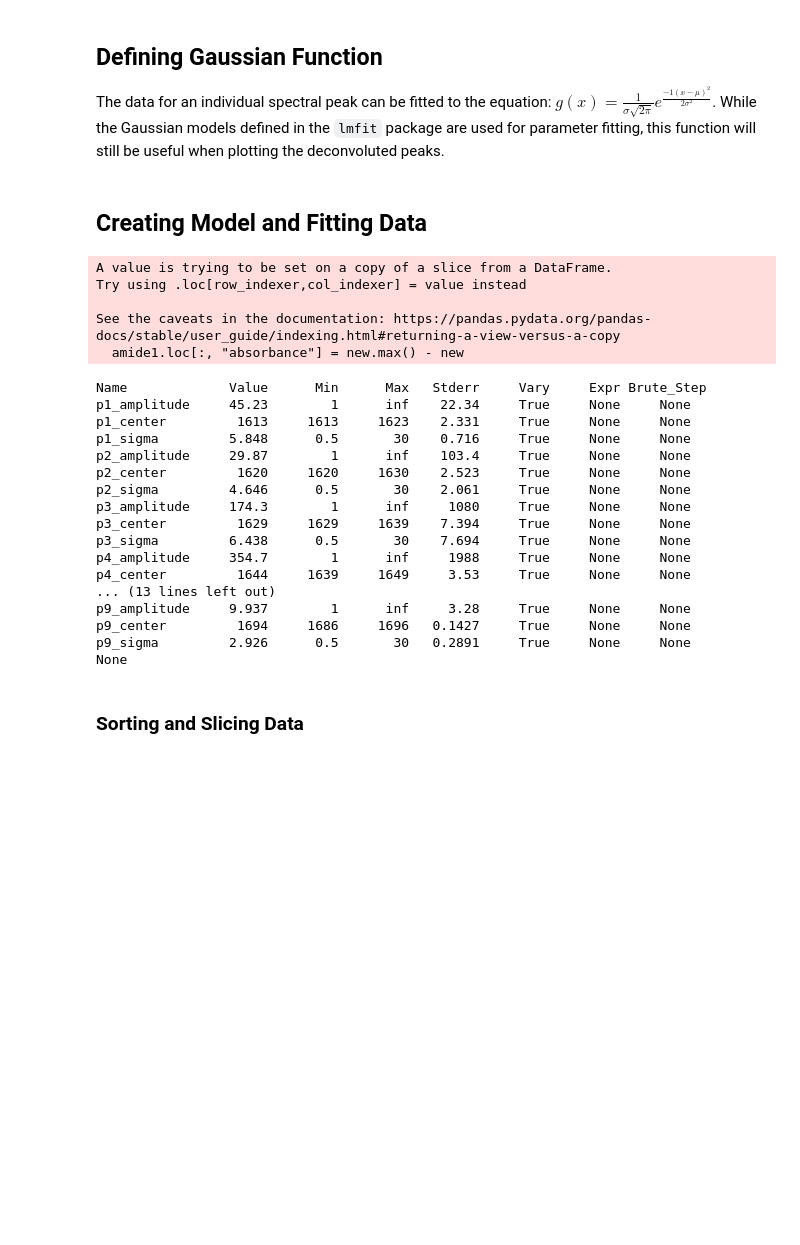
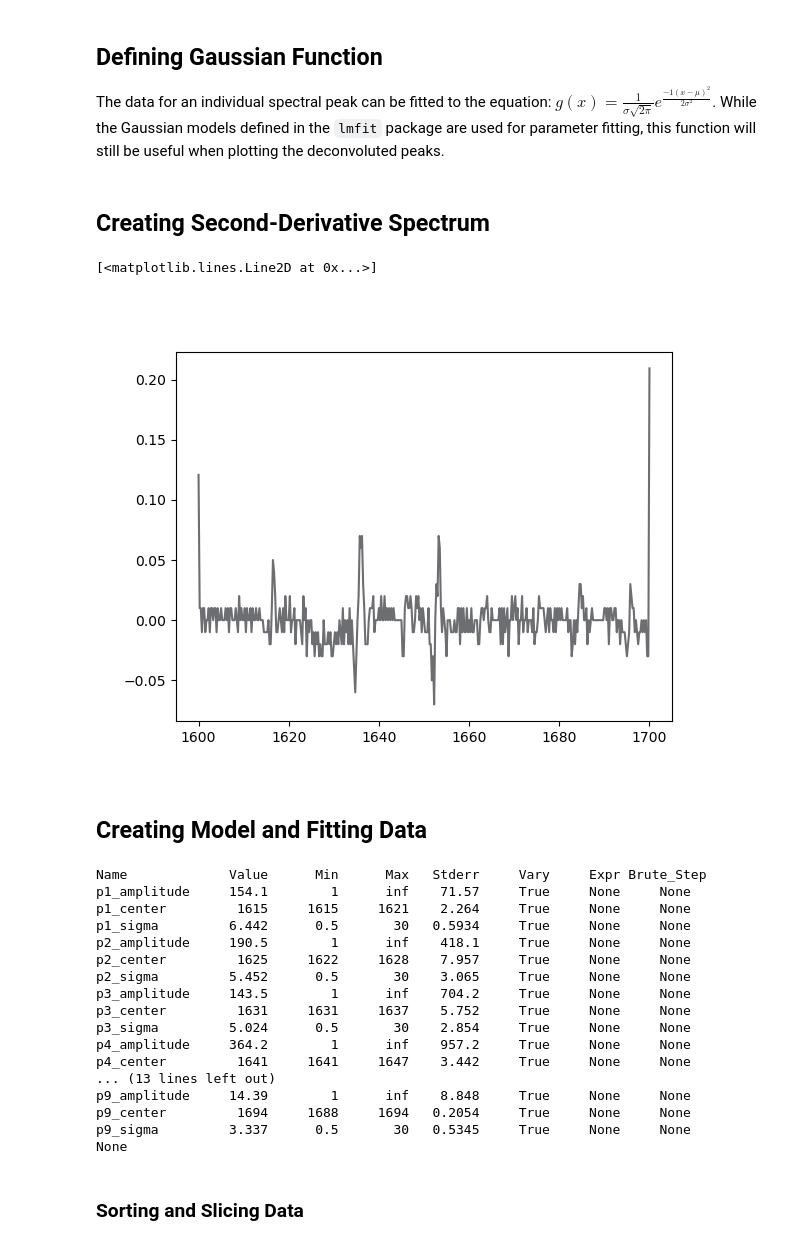
Before and after one commit to aeashmar/utilities, a Jupyter notebook: analysis/FTIR-Deconvolution-Advanced.ipynb, the cells around one changed output. Saved outputs shown, nothing was run; the diff lists cells and outputs as text; code cells hidden in the pictures; blank space fills up the shorter version.

Commit message:
Cleaning up and adding 2nd deriv spectrum

```diff
--- a/analysis/FTIR-Deconvolution-Advanced.ipynb
+++ b/analysis/FTIR-Deconvolution-Advanced.ipynb
@@ -61,24 +71,26 @@ def gaussian1(x, amp1, mu1, sigma1):
         * (1 / (sigma1 * (np.sqrt(2 * np.pi))))
         * (np.exp((-0.5) * (((x - mu1) / sigma1) ** 2)))
     )
+# %% [markdown]
+## Creating Second-Derivative Spectrum
+# %%
+%matplotlib widget
+diff = np.diff(a=absorbance, n=2, append=0, prepend=0)  # Computing second derivative
+plt.plot(wave, diff)
+# %% [output]
+[<matplotlib.lines.Line2D at 0x...>]
+[figure, added]
 # %% [markdown]
 ## Creating Model and Fitting Data
 # %%
-# Converting to '% absorbance' instead of '% transmittance'
-amide1.loc[:, "absorbance"] = new.max() - new
-
-# Splitting dataframe into variables for convenience
-wave = amide1["wavelength"]
-absorbance = amide1["absorbance"]
-
 # Establishing best initial guesses for fit parameters
 amps = np.array([50, 50, 50, 50, 50, 50, 50, 50, 50])
 mus = np.array([1618, 1625, 1634, 1644, 1651, 1658, 1667, 1680, 1691])
-sigmas = [10, 10, 10, 10, 10, 10, 10, 10, 10]
+sigmas = [1, 1, 1, 1, 1, 1, 1, 1, 1]
 
 # Establishing bounds for wavelength centers (+/- 5 cm^-1)
-mus_lower = mus - 5
-mus_upper = mus + 5
+mus_lower = mus - 3
+mus_upper = mus + 3
 
 # Creating the model as the sum of n Gaussian peaks
 nPeaks = 9  # INPUT: Number of peaks in the model
@@ -105,28 +117,23 @@ print(fitResult.params.pretty_print())
 optVals1 = fitResult.best_values
 optVals = np.array(list(fitResult.best_values.values()))
 # %% [output]
-A value is trying to be set on a copy of a slice from a DataFrame.
-Try using .loc[row_indexer,col_indexer] = value instead
-
-See the caveats in the documentation: https://pandas.pydata.org/pandas-docs/stable/user_guide/indexing.html#returning-a-view-versus-a-copy
-  amide1.loc[:, "absorbance"] = new.max() - new
+Name             Value      Min      Max   Stderr     Vary     Expr Brute_Step
+p1_amplitude     154.1        1      inf    71.57     True     None     None
+p1_center         1615     1615     1621    2.264     True     None     None
+p1_sigma         6.442      0.5       30   0.5934     True     None     None
+p2_amplitude     190.5        1      inf    418.1     True     None     None
+p2_center         1625     1622     1628    7.957     True     None     None
+p2_sigma         5.452      0.5       30    3.065     True     None     None
+p3_amplitude     143.5        1      inf    704.2     True     None     None
+p3_center         1631     1631     1637    5.752     True     None     None
+p3_sigma         5.024      0.5       30    2.854     True     None     None
+p4_amplitude     364.2        1      inf    957.2     True     None     None
+p4_center         1641     1641     1647    3.442     True     None     None
+... (13 lines left out)
+p9_amplitude     14.39        1      inf    8.848     True     None     None
+p9_center         1694     1688     1694   0.2054     True     None     None
+p9_sigma         3.337      0.5       30   0.5345     True     None     None
+None
-Name             Value      Min      Max   Stderr     Vary     Expr Brute_Step
-p1_amplitude     45.23        1      inf    22.34     True     None     None
-p1_center         1613     1613     1623    2.331     True     None     None
-p1_sigma         5.848      0.5       30    0.716     True     None     None
-p2_amplitude     29.87        1      inf    103.4     True     None     None
-p2_center         1620     1620     1630    2.523     True     None     None
-p2_sigma         4.646      0.5       30    2.061     True     None     None
-p3_amplitude     174.3        1      inf     1080     True     None     None
-p3_center         1629     1629     1639    7.394     True     None     None
-p3_sigma         6.438      0.5       30    7.694     True     None     None
-p4_amplitude     354.7        1      inf     1988     True     None     None
-p4_center         1644     1639     1649     3.53     True     None     None
-... (13 lines left out)
-p9_amplitude     9.937        1      inf     3.28     True     None     None
-p9_center         1694     1686     1696   0.1427     True     None     None
-p9_sigma         2.926      0.5       30   0.2891     True     None     None
-None
 # %% [markdown]
 ### Sorting and Slicing Data
 # %%
```
Also changed, not shown: parts of 5 cells of this notebook.
